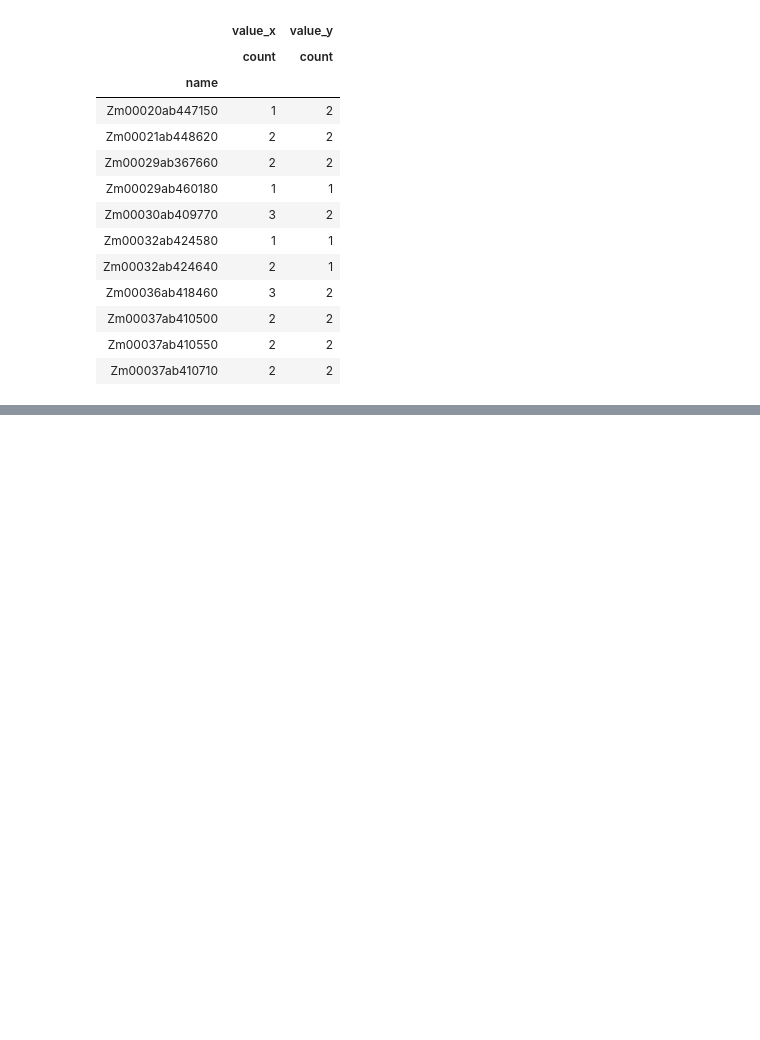
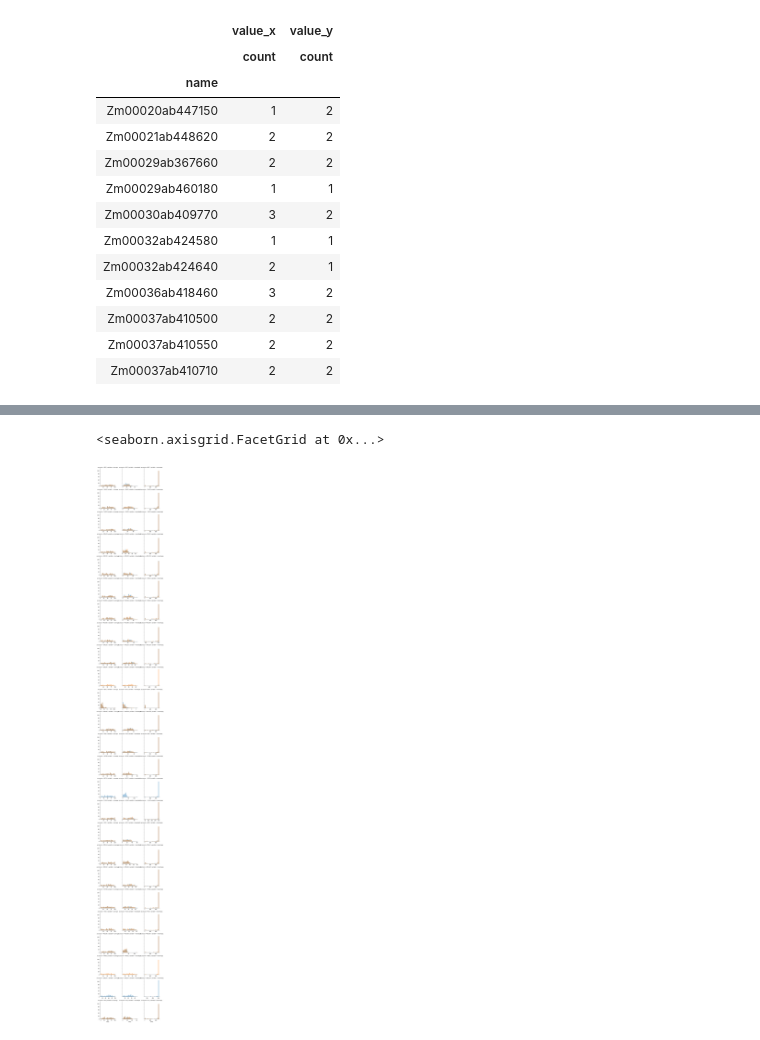
Before and after one commit to chandlersutherland/e16, a Jupyter notebook: NLR_coverage.ipynb, the cells around one changed output, grey strips where cells are left out. Cells and saved outputs as stored; diff of their text form; code cells hidden in the pictures; blank space fills up the shorter version.

Commit message:
nlr coverage update

```diff
--- a/NLR_coverage.ipynb
+++ b/NLR_coverage.ipynb
@@ -261,3 +261,29 @@ no_data
 | Zm00037ab410500 | 2 | 2 |
 | Zm00037ab410550 | 2 | 2 |
 | Zm00037ab410710 | 2 | 2 |
+# %%
+#repeat for simulated data
+poly_files=glob.glob('/global/scratch/users/chandlersutherland/e16/*/rna_tip/simulated_nlr/STAR/coverage/*tsv')
+poly_files
+
+#load in each coverage file, and append the accession and rep information. Add to a list of dataframes, appended data
+poly_data=[]
+for infile in poly_files:
+    accession=infile.split('/')[6]
+    rep=infile.split('/')[-1].replace('_Aligned.sortedByCoord.out_clean_coverage.tsv', '')
+
+    df=pd.read_csv(infile, sep='\t', lineterminator='\n')
+    df['accession'] = accession
+    df['rep'] = rep
+    df=df[['accession', 'rep','name', 'coverage', 'meandepth', 'meanmapq']]
+    poly_data.append(df)
+
+#concatenate the dataframes together, and filter out unnecessary columns
+all_accessions_poly=pd.concat(poly_data)
+all_accessions_poly
+
+for_plot_poly=all_accessions_poly[['accession', 'rep', 'coverage', 'meandepth', 'meanmapq']]
+
+#format the data for plotting
+for_plot2_poly=pd.melt(all_accessions_poly, id_vars=['name', 'accession', 'rep'], value_vars=['coverage', 'meandepth', 'meanmapq'])
+for_plot2_poly
@@ -263,0 +327,7 @@ no_data
+# %%
+#general stat plotting
+g=sns.FacetGrid(for_plot2_poly, col='variable', row='accession', hue='rep', sharex=False)
+g.map(sns.distplot, 'value', bins=20, kde=False)
+# %% [output]
+<seaborn.axisgrid.FacetGrid at 0x...>
+[figure, added]
```
Also changed, not shown: parts of 6 cells of this notebook.
